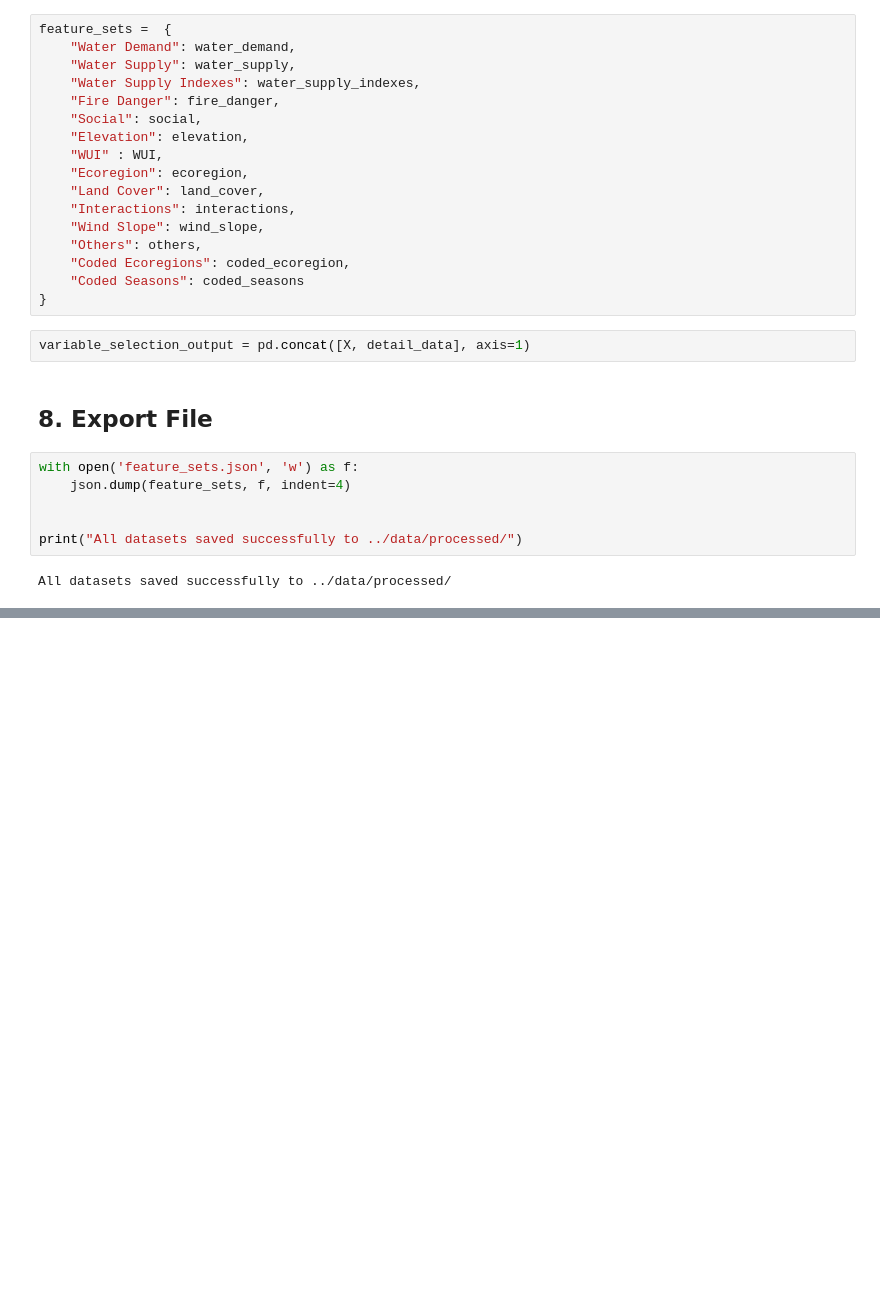
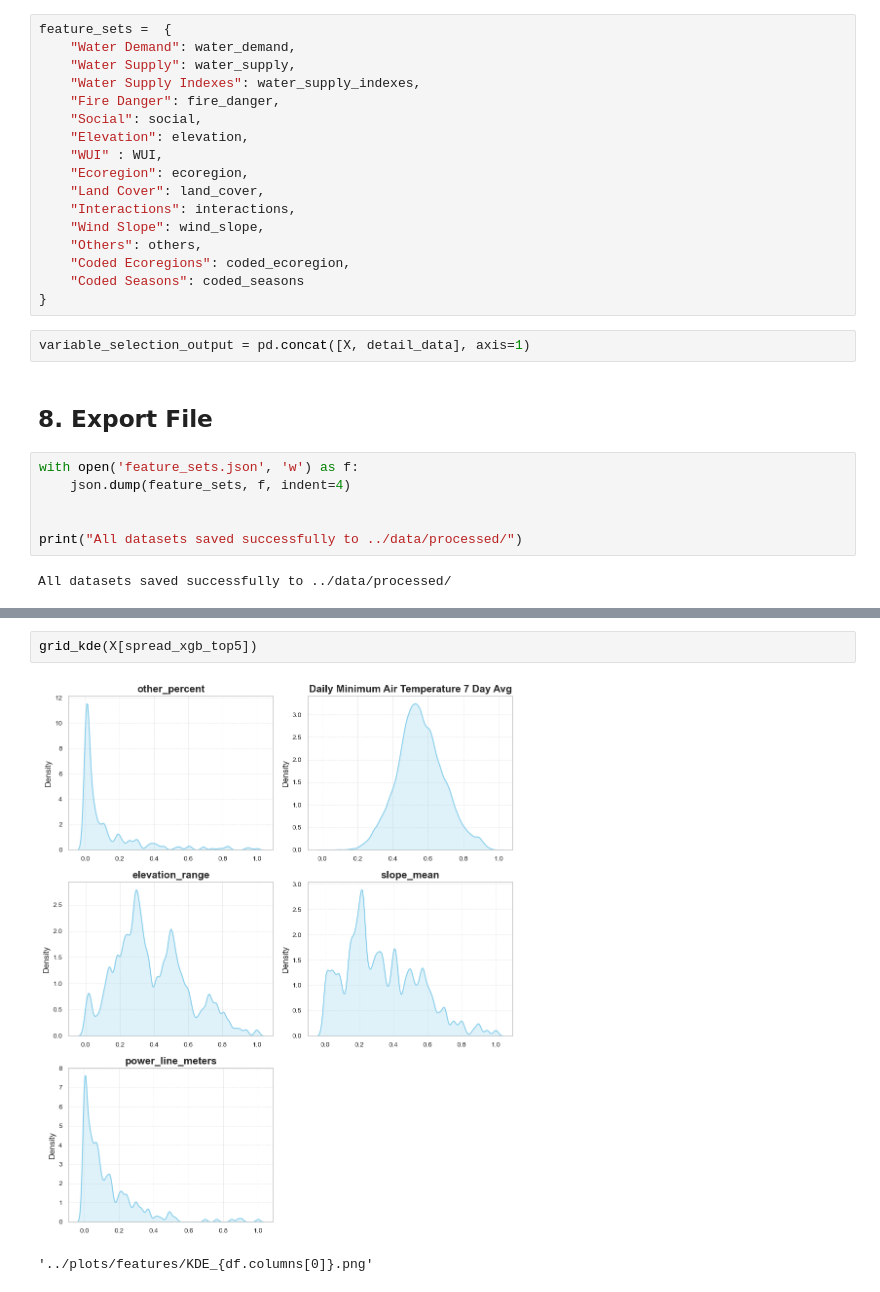
Before and after one commit to dustinlit/California-Wildfire-Ignition-ML-Modeling, a Jupyter notebook: notebooks/04_A_Feature_Distributions.ipynb, the cells around one changed output, grey strips where cells are left out. Saved outputs shown, nothing was run; the diff lists cells and outputs as text; blank space fills up the shorter version.

```diff
--- a/notebooks/04_A_Feature_Distributions.ipynb
+++ b/notebooks/04_A_Feature_Distributions.ipynb
@@ -327,0 +354,5 @@ All datasets saved successfully to ../data/processed/
+# %%
+grid_kde(X[spread_xgb_top5])
+# %% [output]
+[figure, added]
+'../plots/features/KDE_{df.columns[0]}.png'
```
Also changed, not shown: parts of 8 cells of this notebook, 1 other file.
